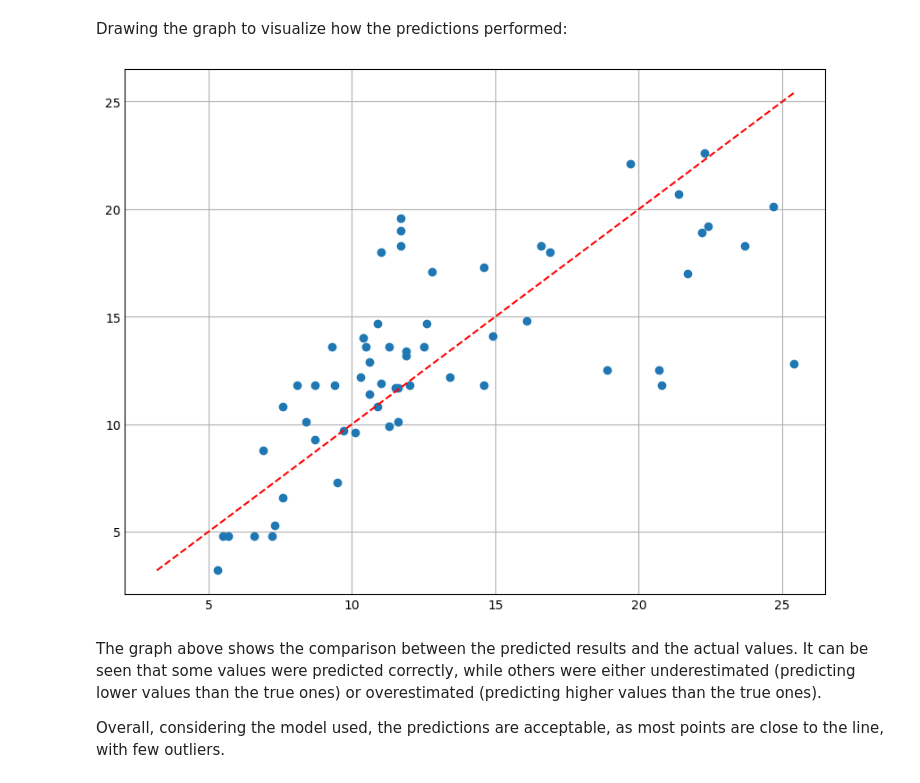
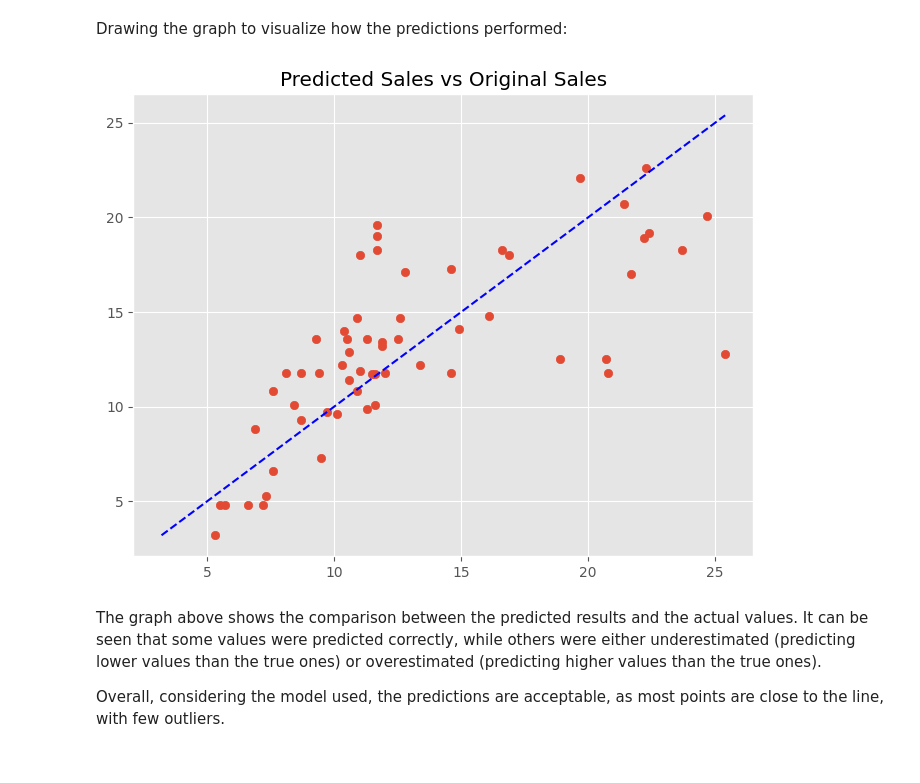
Before and after one commit to samylesousa/introduction-data-science, a Jupyter notebook: exercise-simple-knn-regression/exercise-simple-knn.ipynb, the cells around one changed output. Cells and saved outputs as stored; diff of their text form; code cells hidden in the pictures.

```diff
--- a/exercise-simple-knn-regression/exercise-simple-knn.ipynb
+++ b/exercise-simple-knn-regression/exercise-simple-knn.ipynb
@@ -16,7 +16,7 @@ import numpy as np
 # %% [markdown]
 Reading data and analyzing the quantity of data available:
 # %%
-dados = pd.read_csv('Advertising.csv')
+dados = pd.read_csv('..\datasets\Advertising.csv')
 X = dados.drop(columns=["Sales"])[["TV"]]
 y = dados[["Sales"]]
 
@@ -41,7 +41,7 @@ X_train, X_test, y_train, y_test = train_test_split(X, y, test_size=0.3, random_
 # %% [markdown]
 Below is defined the function that calculates the nearest neighbor from an array of numbers and a value:
 # %%
-def neighboor(array, value):
+def neighbor(array, value):
     distances = []
     for i in array:
         distances.append(float(np.abs(i-value.iloc[0])))
@@ -54,7 +54,7 @@ Performing tests with the nearest neighbors function:
 y_predict = {}
 
 for idx, value in X_test.iterrows():
-    neighboor_distance = neighboor(X_train["TV"].to_list(), value)
+    neighboor_distance = neighbor(X_train["TV"].to_list(), value)
     idx_number = X_train.index[X_train["TV"] == neighboor_distance].tolist()
     y_predict[idx] = y_train.loc[y_train.index == idx_number[0]]["Sales"].values.item()
 # %% [markdown]
@@ -77,12 +77,13 @@ In short, considering that I am using only k=1, the result of MSE = 14.23 allows
 Drawing the graph to visualize how the predictions performed:
 # %%
 fig, ax = plt.subplots(figsize=(8, 6))
-plt.style.use("_mpl-gallery")
+plt.style.use("ggplot")
 graph1 = ax.scatter(y_test, list(y_predict.values()))
 
 min_val = min(min(y_test["Sales"]), min(list(y_predict.values())))
 max_val = max(max(y_test["Sales"]), max(list(y_predict.values())))
-ax.plot([min_val, max_val], [min_val, max_val], 'r--');
+ax.plot([min_val, max_val], [min_val, max_val], 'b--');
+ax.set_title("Predicted Sales vs Original Sales");
 # %% [output]
-[figure, old version]
+[figure, new version]
 # %% [markdown]
```
Also changed, not shown: parts of 11 cells of this notebook, 3 other files.
